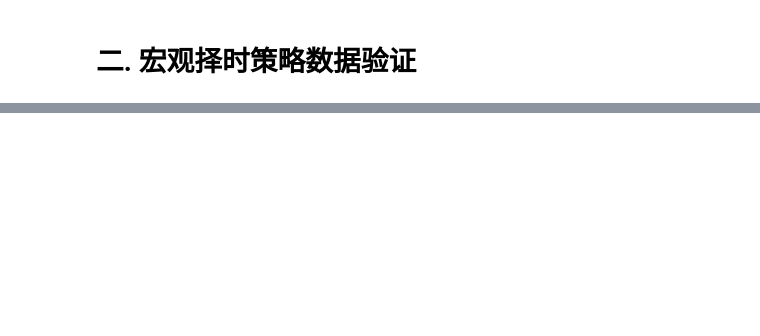
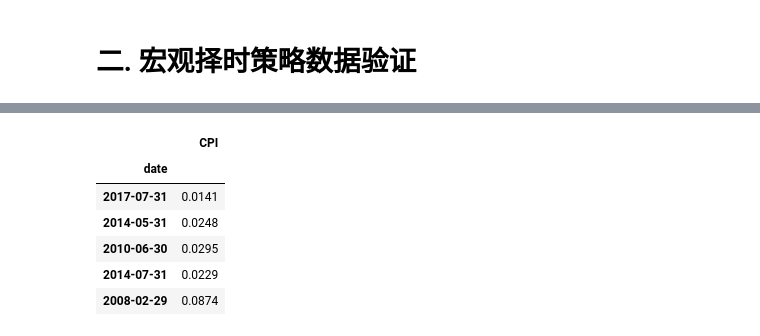
Before and after one commit to ibestrace/folio, a Jupyter notebook: Macro_Strategy_TAA.ipynb, the cells around one changed output, grey strips where cells are left out. Drawn from its saved outputs; the diff is of its cells as text; code cells hidden in the pictures; blank space fills up the shorter version.

```diff
--- a/Macro_Strategy_TAA.ipynb
+++ b/Macro_Strategy_TAA.ipynb
@@ -42,0 +202,17 @@
+# %%
+import pandas as pd
+data_CPI = pd.read_excel('data/MSTAA_data/CPI.xlsx',
+                         sheet_name='data_CPI',
+                         index_col='date',
+                         parse_dates=True)
+data_CPI.CPI = data_CPI / 100
+
+data_CPI.sample(5)
+# %% [output]
+|  | CPI |
+| date |  |
+| 2017-07-31 | 0.0141 |
+| 2014-05-31 | 0.0248 |
+| 2010-06-30 | 0.0295 |
+| 2014-07-31 | 0.0229 |
+| 2008-02-29 | 0.0874 |
```
Also changed, not shown: parts of 28 cells of this notebook, 9 other files.
